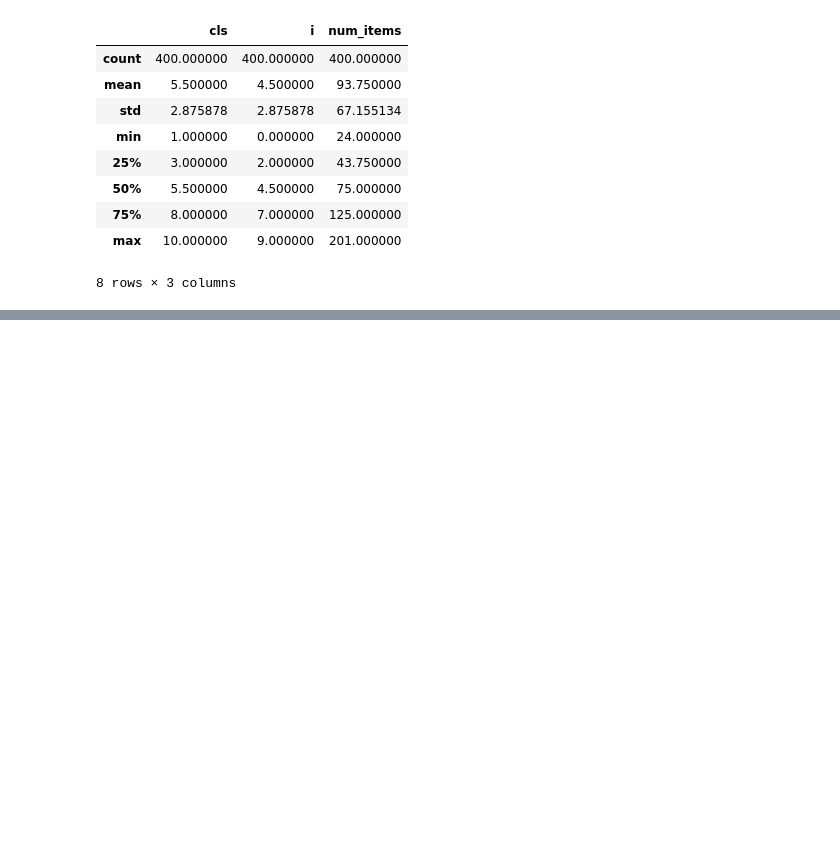
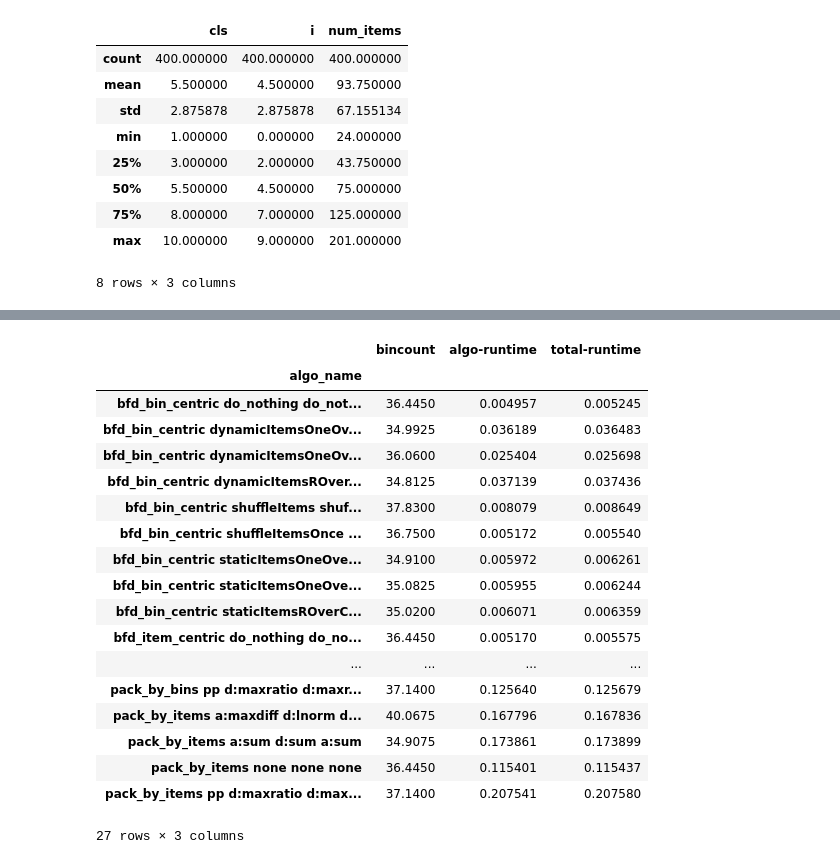
Before and after one commit to marklee77/vp2014_notebooks, a Jupyter notebook: Stillwell vs. Gabay.ipynb, the cells around one changed output, grey strips where cells are left out. Drawn from its saved outputs; the diff is of its cells as text; code cells hidden in the pictures; blank space fills up the shorter version.

```diff
--- a/Stillwell vs. Gabay.ipynb
+++ b/Stillwell vs. Gabay.ipynb
@@ -117,0 +144,3 @@ Name: 0, dtype: object
+# %%
+solutions = pd.concat([solutions1, solutions2])
+solutions.describe()
@@ -117,0 +158,22 @@ Name: 0, dtype: object
+# %%
+solutions.groupby('algo_name')[['bincount', 'algo-runtime', 'total-runtime']].mean()
+# %% [output]
+|  | bincount | algo-runtime | total-runtime |
+| algo_name |  |  |  |
+| bfd_bin_centric do_nothing do_not... | 36.4450 | 0.004957 | 0.005245 |
+| bfd_bin_centric dynamicItemsOneOv... | 34.9925 | 0.036189 | 0.036483 |
+| bfd_bin_centric dynamicItemsOneOv... | 36.0600 | 0.025404 | 0.025698 |
+| bfd_bin_centric dynamicItemsROver... | 34.8125 | 0.037139 | 0.037436 |
+| bfd_bin_centric shuffleItems shuf... | 37.8300 | 0.008079 | 0.008649 |
+| bfd_bin_centric shuffleItemsOnce ... | 36.7500 | 0.005172 | 0.005540 |
+| bfd_bin_centric staticItemsOneOve... | 34.9100 | 0.005972 | 0.006261 |
+| bfd_bin_centric staticItemsOneOve... | 35.0825 | 0.005955 | 0.006244 |
+| bfd_bin_centric staticItemsROverC... | 35.0200 | 0.006071 | 0.006359 |
+| bfd_item_centric do_nothing do_no... | 36.4450 | 0.005170 | 0.005575 |
+| ... | ... | ... | ... |
+| pack_by_bins pp d:maxratio d:maxr... | 37.1400 | 0.125640 | 0.125679 |
+| pack_by_items a:maxdiff d:lnorm d... | 40.0675 | 0.167796 | 0.167836 |
+| pack_by_items a:sum d:sum a:sum | 34.9075 | 0.173861 | 0.173899 |
+| pack_by_items none none none | 36.4450 | 0.115401 | 0.115437 |
+| pack_by_items pp d:maxratio d:max... | 37.1400 | 0.207541 | 0.207580 |
+27 rows × 3 columns
```
Also changed, not shown: parts of 5 cells of this notebook, 1 other file.
